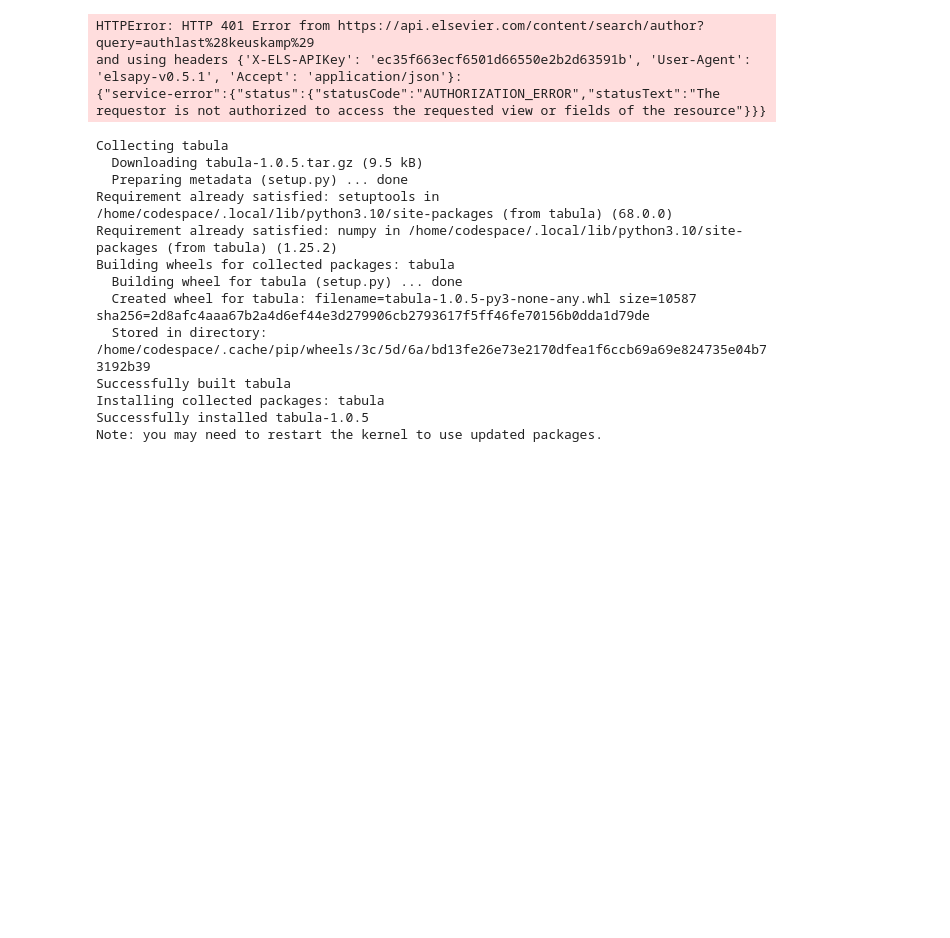
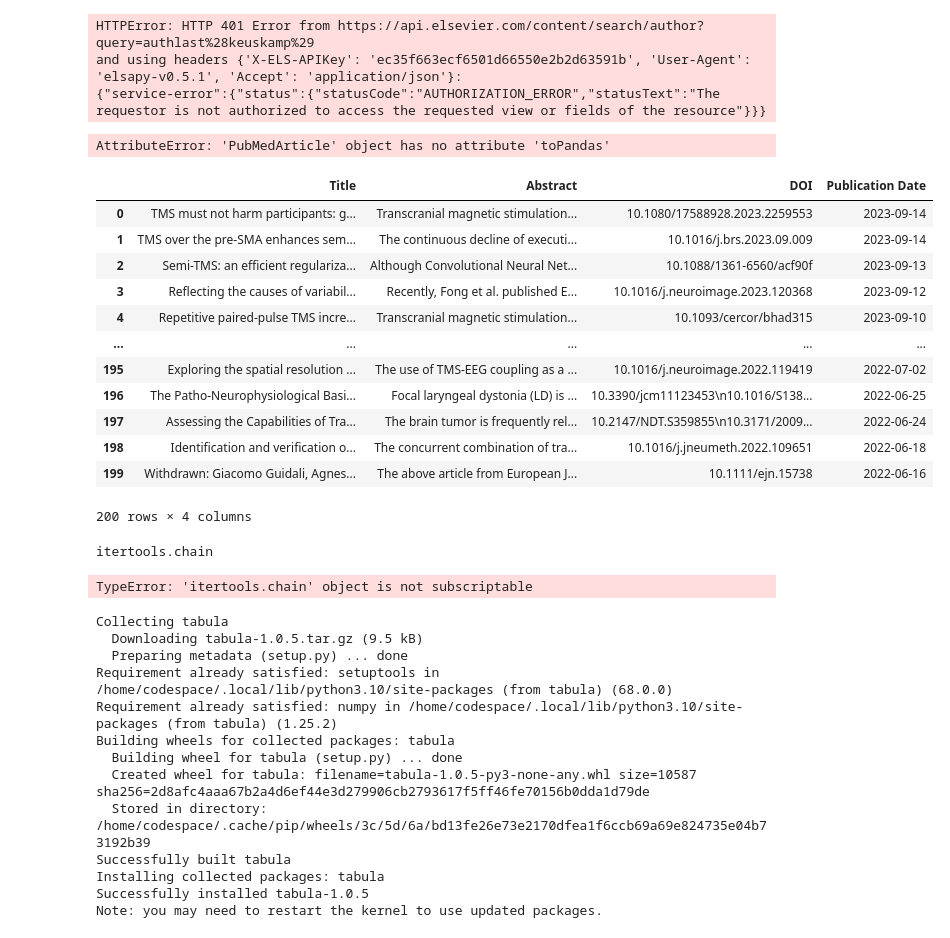
Before and after one commit to nogibjj/Wikistim-Summarization, a Jupyter notebook: Playground/pubmed_package_test.ipynb, the cells around one changed output. Saved outputs shown, nothing was run; the diff lists cells and outputs as text; code cells hidden in the pictures; blank space fills up the shorter version.

```diff
--- a/Playground/pubmed_package_test.ipynb
+++ b/Playground/pubmed_package_test.ipynb
@@ -10,7 +10,7 @@ from pymed import PubMed
 pubmed = PubMed(tool="MyTool", email="suzanna.thompson@duke.edu")
 
 # Create a GraphQL query in plain text
-query = "transcranial magnetic stimulation[Title]"
+query = "tms"
 
 
 # Execute the query against the API
@@ -20,7 +20,7 @@ results = pubmed.query(query, max_results=5)
 for article in results:
 
     # Print the type of object we've found (can be either PubMedBookArticle or PubMedArticle)
-    print(type(article))
+    print(article["doi"])
 
     # Print a JSON representation of the object
     my_dict = article.toDict()
@@ -69,10 +65,10 @@ from pubmed import PubMed
 pubmed = PubMed(tool="MyTool", email="my@email.com")
 
 # Search for articles on a specific topic
-results = pubmed.query("Your search query", max_results=5)
+results = pubmed.query("tms", max_results=5)
 
 for article in results:
-    print(f"Title: {article['title']}")
+    print(f"Title: {article['doi']}")
     print(f"Abstract: {article['abstract']}")
 
     # Access the full text of the article
@@ -299,3 +295,65 @@ print ("auth_srch has", len(auth_srch.results), "results.")
 HTTPError: HTTP 401 Error from https://api.elsevier.com/content/search/author?query=authlast%28keuskamp%29
 and using headers {'X-ELS-APIKey': 'ec35f663ecf6501d66550e2b2d63591b', 'User-Agent': 'elsapy-v0.5.1', 'Accept': 'application/json'}:
 {"service-error":{"status":{"statusCode":"AUTHORIZATION_ERROR","statusText":"The requestor is not authorized to access the requested view or fields of the resource"}}}
+# %%
+from pymed import PubMed
+pubmed = PubMed(tool="MyTool", email="suzanna.thompson@duke.edu")
+
+# Create a GraphQL query in plain text
+query = "tms[Title]"
+results = pubmed.query(query, max_results=2)
+# %%
+for article in results:
+    # Print a JSON representation of the object
+    article.toPandas()
+# %% [output]
+AttributeError: 'PubMedArticle' object has no attribute 'toPandas'
+# %%
+import pandas as pd
+from pymed import PubMed
+
+# Initialize an empty list to store dictionaries
+data = []
+
+pubmed = PubMed(tool="MyTool", email="suzanna.thompson@duke.edu")
+
+# Create a GraphQL query in plain text
+query = "tms[Title]"
+results = pubmed.query(query, max_results=200)
+
+for article in results:
+    title = article.title
+    abstract = article.abstract
+    doi = article.doi
+    pub_date = article.publication_date
+
+    # Append a dictionary to the list
+    data.append({"Title": title, "Abstract": abstract, "DOI": doi, "Publication Date": pub_date})
+
+# Create a DataFrame from the list of dictionaries
+df = pd.DataFrame(data)
+
+# Display the combined DataFrame
+df
+# %% [output]
+|  | Title | Abstract | DOI | Publication Date |
+| 0 | TMS must not harm participants: g... | Transcranial magnetic stimulation... | 10.1080/17588928.2023.2259553 | 2023-09-14 |
+| 1 | TMS over the pre-SMA enhances sem... | The continuous decline of executi... | 10.1016/j.brs.2023.09.009 | 2023-09-14 |
+| 2 | Semi-TMS: an efficient regulariza... | Although Convolutional Neural Net... | 10.1088/1361-6560/acf90f | 2023-09-13 |
+| 3 | Reflecting the causes of variabil... | Recently, Fong et al. published E... | 10.1016/j.neuroimage.2023.120368 | 2023-09-12 |
+| 4 | Repetitive paired-pulse TMS incre... | Transcranial magnetic stimulation... | 10.1093/cercor/bhad315 | 2023-09-10 |
+| ... | ... | ... | ... | ... |
+| 195 | Exploring the spatial resolution ... | The use of TMS-EEG coupling as a ... | 10.1016/j.neuroimage.2022.119419 | 2022-07-02 |
+| 196 | The Patho-Neurophysiological Basi... | Focal laryngeal dystonia (LD) is ... | 10.3390/jcm11123453\n10.1016/S138... | 2022-06-25 |
+| 197 | Assessing the Capabilities of Tra... | The brain tumor is frequently rel... | 10.2147/NDT.S359855\n10.3171/2009... | 2022-06-24 |
+| 198 | Identification and verification o... | The concurrent combination of tra... | 10.1016/j.jneumeth.2022.109651 | 2022-06-18 |
+| 199 | Withdrawn: Giacomo Guidali, Agnes... | The above article from European J... | 10.1111/ejn.15738 | 2022-06-16 |
+200 rows × 4 columns
+# %%
+type(results)
+# %% [output]
+itertools.chain
+# %%
+results[1].toJSON()
+# %% [output]
+TypeError: 'itertools.chain' object is not subscriptable
```
Also changed, not shown: parts of 2 cells of this notebook, 1 other file.
